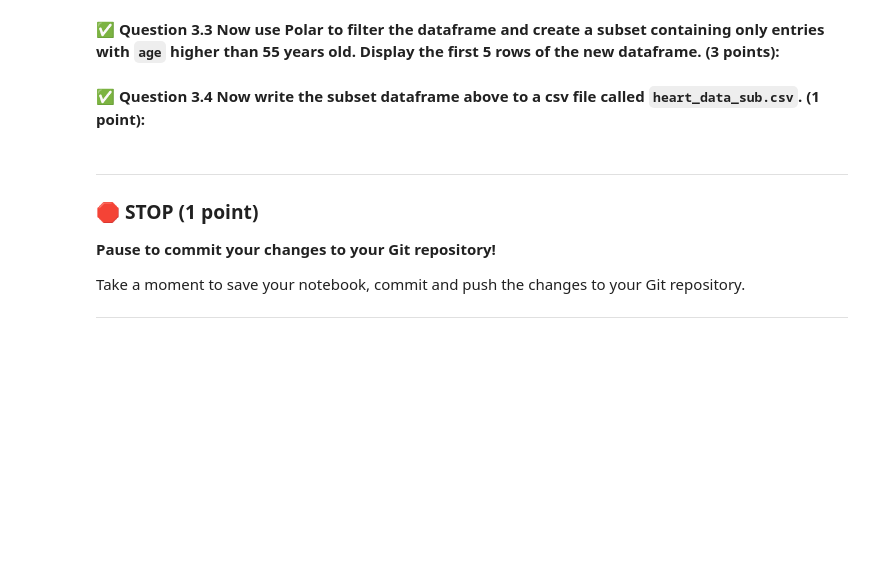
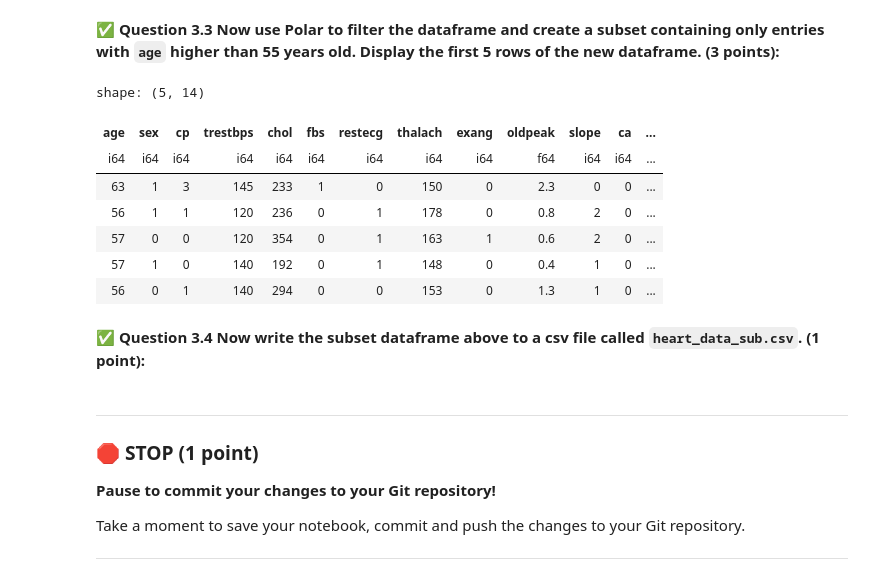
Before and after one commit to anaanyamalhotra/CMSE202-f25-turnin, a Jupyter notebook: midterm/CMSE202-Midterm-Section003-STUDENT-F25.ipynb, the cells around one changed output. Drawn from its saved outputs; the diff is of its cells as text; code cells hidden in the pictures; blank space fills up the shorter version.

```diff
--- a/midterm/CMSE202-Midterm-Section003-STUDENT-F25.ipynb
+++ b/midterm/CMSE202-Midterm-Section003-STUDENT-F25.ipynb
@@ -215,6 +237,17 @@ Take a moment to save your notebook, commit  and push the changes to your Git re
 &#9989; **Question 3.3 Now use Polar to filter the dataframe and create a subset containing only entries with `age` higher than 55 years old. Display the first 5 rows of the new dataframe. (3 points):**
 # %%
 # Put your code here
+heart_over_55 = heart_data_pl.filter(pl.col("age") > 55)
+heart_over_55.head()
+# %% [output]
+shape: (5, 14)
+| age | sex | cp | trestbps | chol | fbs | restecg | thalach | exang | oldpeak | slope | ca | ... |
+| i64 | i64 | i64 | i64 | i64 | i64 | i64 | i64 | i64 | f64 | i64 | i64 | ... |
+| 63 | 1 | 3 | 145 | 233 | 1 | 0 | 150 | 0 | 2.3 | 0 | 0 | ... |
+| 56 | 1 | 1 | 120 | 236 | 0 | 1 | 178 | 0 | 0.8 | 2 | 0 | ... |
+| 57 | 0 | 0 | 120 | 354 | 0 | 1 | 163 | 1 | 0.6 | 2 | 0 | ... |
+| 57 | 1 | 0 | 140 | 192 | 0 | 1 | 148 | 0 | 0.4 | 1 | 0 | ... |
+| 56 | 0 | 1 | 140 | 294 | 0 | 0 | 153 | 0 | 1.3 | 1 | 0 | ... |
 # %% [markdown]
 &#9989; **Question 3.4 Now write the subset dataframe above to a csv file called `heart_data_sub.csv`. (1 point):**
 # %%
```
Also changed, not shown: parts of 3 cells of this notebook.
